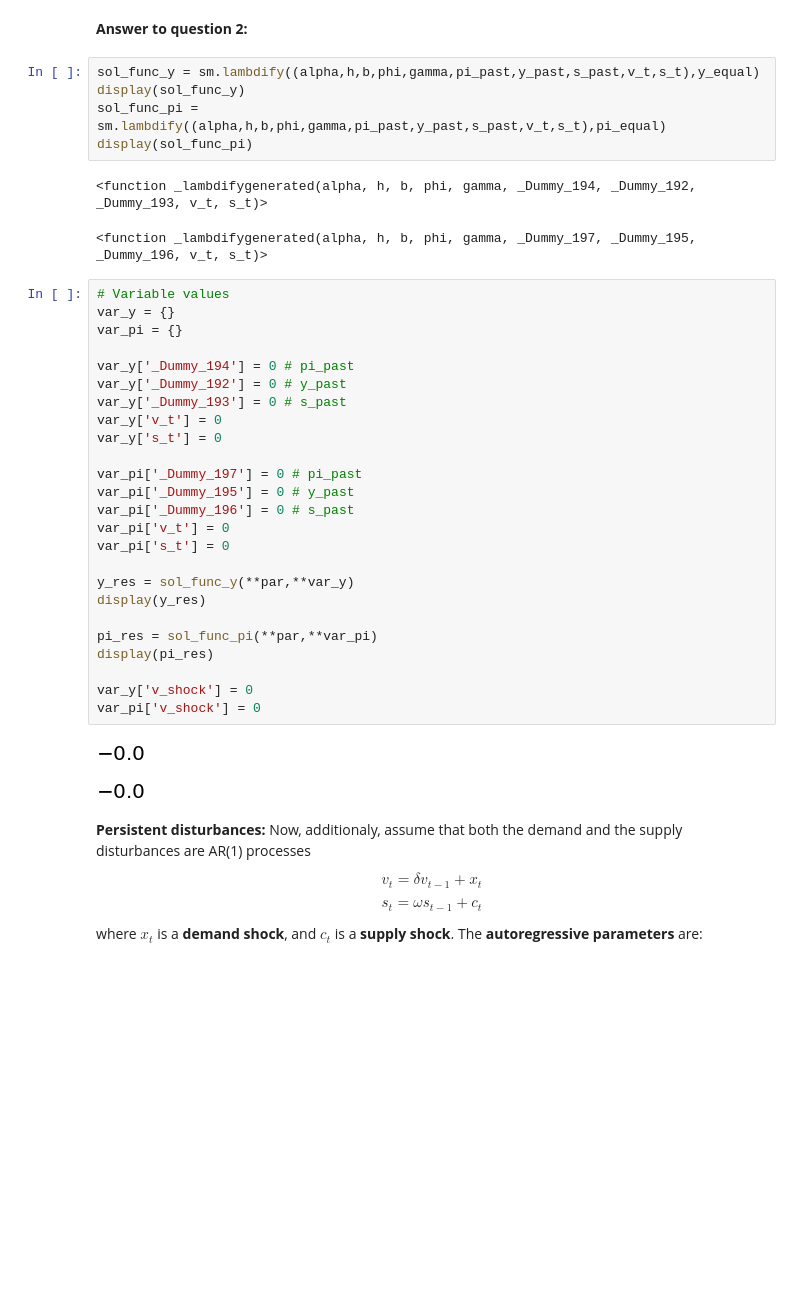
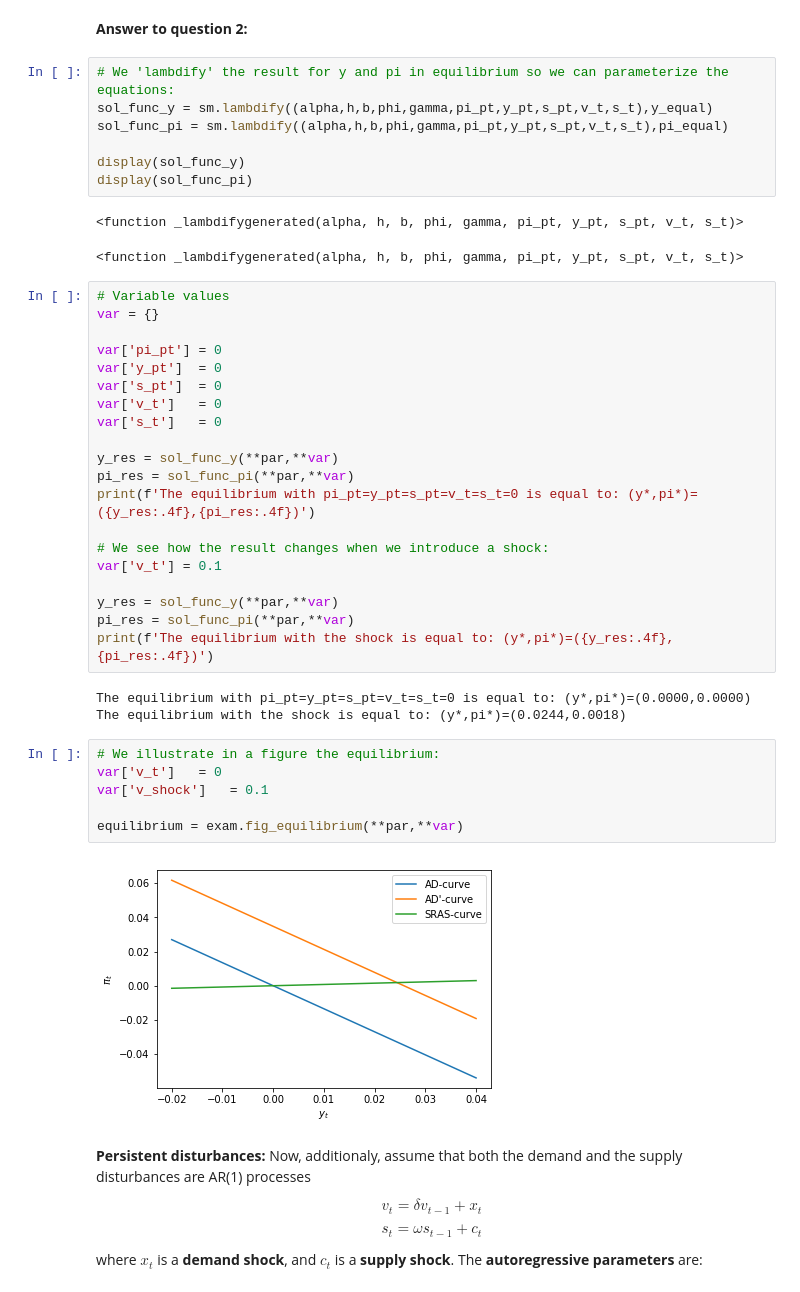
Before and after one commit to KristinaMariaSoerensen/projects-2019-chx, a Jupyter notebook: examproject/exam_2019.ipynb, the cells around one changed output. Cells and saved outputs as stored; diff of their text form; blank space fills up the shorter version.

```diff
--- a/examproject/exam_2019.ipynb
+++ b/examproject/exam_2019.ipynb
@@ -281,41 +276,46 @@ Pi in equilibrium is equal to:
 # %% [markdown]
 **Answer to question 2:**
 # %%
-sol_func_y = sm.lambdify((alpha,h,b,phi,gamma,pi_past,y_past,s_past,v_t,s_t),y_equal)
+# We 'lambdify' the result for y and pi in equilibrium so we can parameterize the equations:
+sol_func_y = sm.lambdify((alpha,h,b,phi,gamma,pi_pt,y_pt,s_pt,v_t,s_t),y_equal)
+sol_func_pi = sm.lambdify((alpha,h,b,phi,gamma,pi_pt,y_pt,s_pt,v_t,s_t),pi_equal)
+
 display(sol_func_y)
-sol_func_pi = sm.lambdify((alpha,h,b,phi,gamma,pi_past,y_past,s_past,v_t,s_t),pi_equal)
 display(sol_func_pi)
 # %% [output]
-<function _lambdifygenerated(alpha, h, b, phi, gamma, _Dummy_194, _Dummy_192, _Dummy_193, v_t, s_t)>
+<function _lambdifygenerated(alpha, h, b, phi, gamma, pi_pt, y_pt, s_pt, v_t, s_t)>
-<function _lambdifygenerated(alpha, h, b, phi, gamma, _Dummy_197, _Dummy_195, _Dummy_196, v_t, s_t)>
+<function _lambdifygenerated(alpha, h, b, phi, gamma, pi_pt, y_pt, s_pt, v_t, s_t)>
-# %%
-# Variable values
-var_y = {}
-var_pi = {}
-
-var_y['_Dummy_194'] = 0 # pi_past
-var_y['_Dummy_192'] = 0 # y_past
-var_y['_Dummy_193'] = 0 # s_past
-var_y['v_t'] = 0
-var_y['s_t'] = 0
-
-var_pi['_Dummy_197'] = 0 # pi_past
-var_pi['_Dummy_195'] = 0 # y_past
-var_pi['_Dummy_196'] = 0 # s_past
-var_pi['v_t'] = 0
-var_pi['s_t'] = 0
-
-y_res = sol_func_y(**par,**var_y)
-display(y_res)
-
-pi_res = sol_func_pi(**par,**var_pi)
-display(pi_res)
-
-var_y['v_shock'] = 0
-var_pi['v_shock'] = 0
-# %% [output]
-[figure, removed]
-[figure, removed]
+# %%
+# Variable values
+var = {}
+
+var['pi_pt'] = 0
+var['y_pt']  = 0
+var['s_pt']  = 0
+var['v_t']   = 0
+var['s_t']   = 0
+
+y_res = sol_func_y(**par,**var)
+pi_res = sol_func_pi(**par,**var)
+print(f'The equilibrium with pi_pt=y_pt=s_pt=v_t=s_t=0 is equal to: (y*,pi*)=({y_res:.4f},{pi_res:.4f})')
+
+# We see how the result changes when we introduce a shock:
+var['v_t'] = 0.1
+
+y_res = sol_func_y(**par,**var)
+pi_res = sol_func_pi(**par,**var)
+print(f'The equilibrium with the shock is equal to: (y*,pi*)=({y_res:.4f},{pi_res:.4f})')
+# %% [output]
+The equilibrium with pi_pt=y_pt=s_pt=v_t=s_t=0 is equal to: (y*,pi*)=(0.0000,0.0000)
+The equilibrium with the shock is equal to: (y*,pi*)=(0.0244,0.0018)
+# %%
+# We illustrate in a figure the equilibrium:
+var['v_t']   = 0
+var['v_shock']   = 0.1
+
+equilibrium = exam.fig_equilibrium(**par,**var)
+# %% [output]
+[figure, added]
 # %% [markdown]
 **Persistent disturbances:** Now, additionaly, assume that both the demand and the supply disturbances are AR(1) processes
 
```
Also changed, not shown: parts of 16 cells of this notebook, 3 other files.
